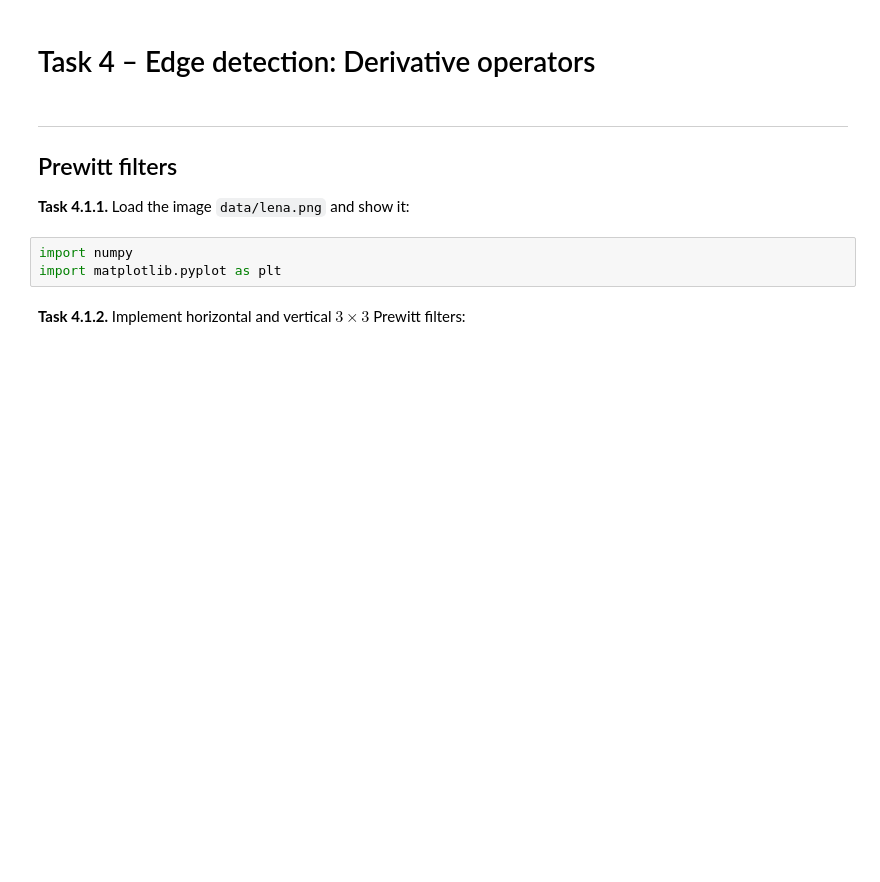
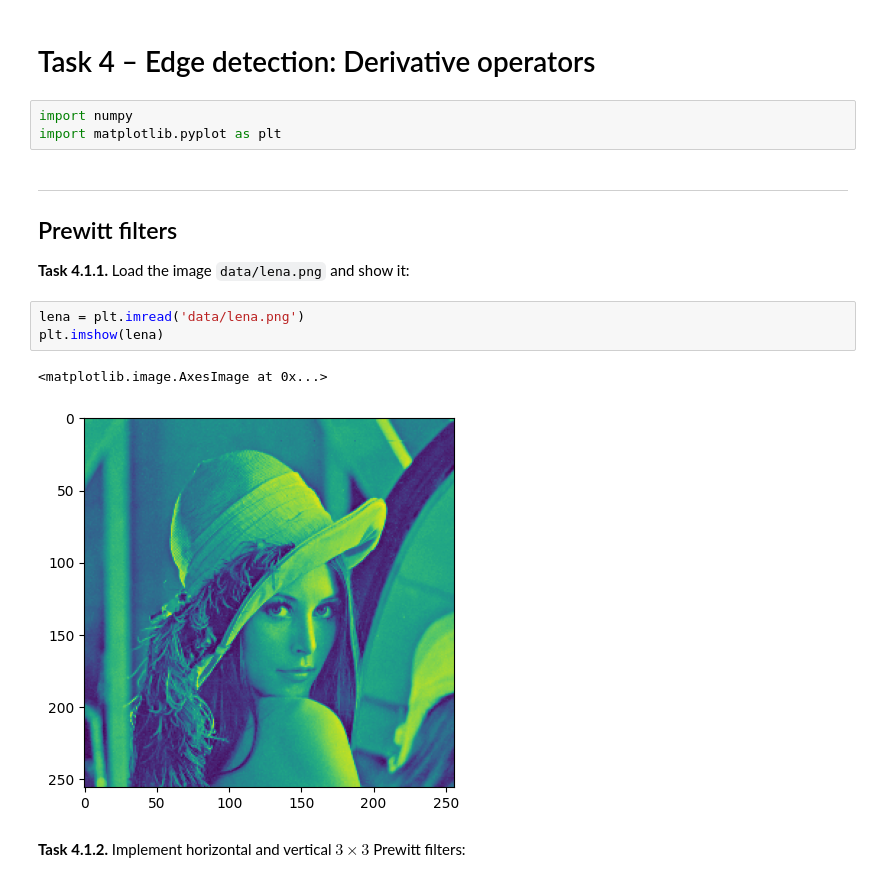
Before and after one commit to Pascalfuchs-meh/mobi-fs3-python, a Jupyter notebook: task4.ipynb, the cells around one changed output. Cells and saved outputs as stored; diff of their text form; blank space fills up the shorter version.

```diff
--- a/task4.ipynb
+++ b/task4.ipynb
@@ -1,14 +1,20 @@
 # %% [markdown]
 # <a id="#">Task 4 – Edge detection: Derivative operators</a>
+# %%
+import numpy
+import matplotlib.pyplot as plt
 # %% [markdown]
 ---
 
 ## Prewitt filters
 
 **<a id="#">Task 4.1.1.</a>** Load the image `data/lena.png` and show it:
-# %%
-import numpy
-import matplotlib.pyplot as plt
+# %%
+lena = plt.imread('data/lena.png')
+plt.imshow(lena)
+# %% [output]
+<matplotlib.image.AxesImage at 0x...>
+[figure, added]
 # %% [markdown]
 **<a id="#">Task 4.1.2.</a>** Implement horizontal and vertical $3 \times 3$ Prewitt filters:
 # %%
```
Also changed, not shown: parts of 11 cells of this notebook, 1 other file.
